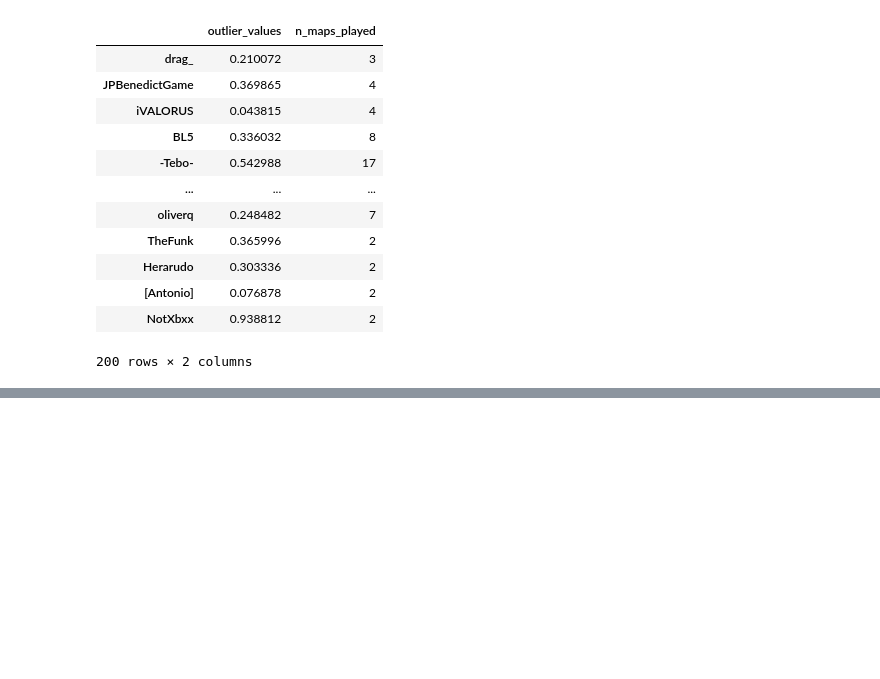
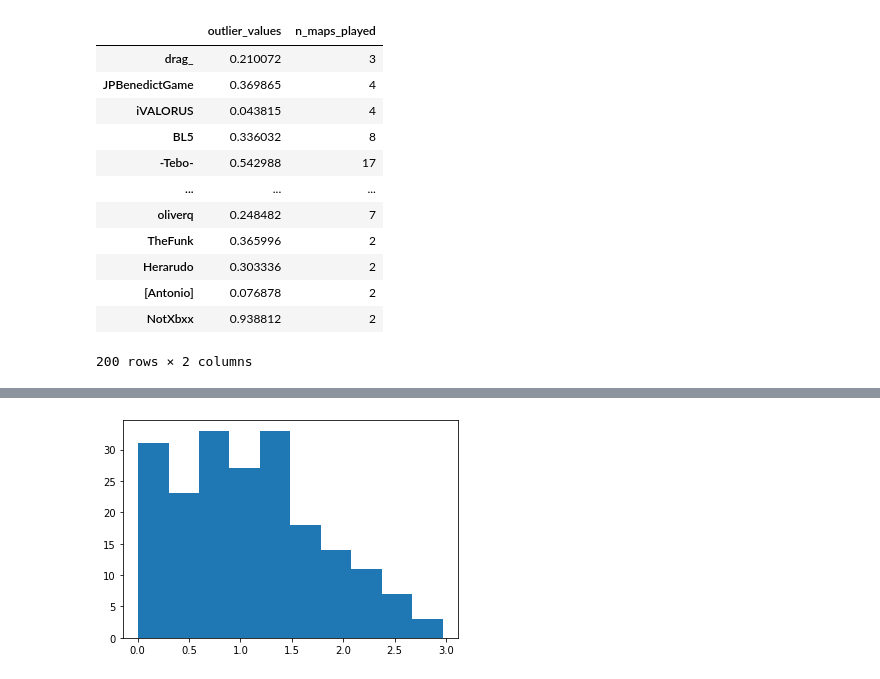
Before and after one commit to 4digitmwc/4dmanalysis, a Jupyter notebook: averagepercent_detection.ipynb, the cells around one changed output, grey strips where cells are left out. Saved outputs shown, nothing was run; the diff lists cells and outputs as text; code cells hidden in the pictures; blank space fills up the shorter version.

```diff
--- a/averagepercent_detection.ipynb
+++ b/averagepercent_detection.ipynb
@@ -108,0 +114,5 @@ df.sort_values(by='adjusted_ol_values', ascending=False).head(15)
+# %%
+plt.hist(df['adjusted_ol_values'])
+plt.show()
+# %% [output]
+[figure, added]
```
Also changed, not shown: parts of 3 cells of this notebook.
